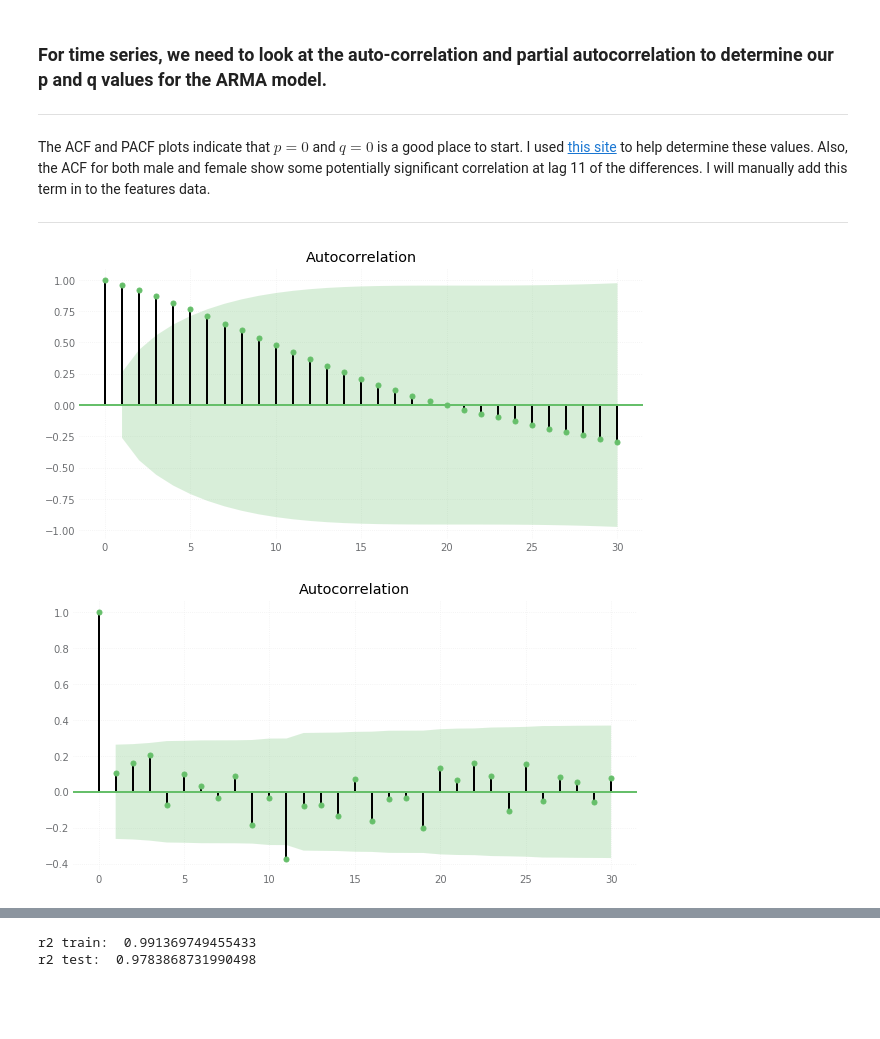
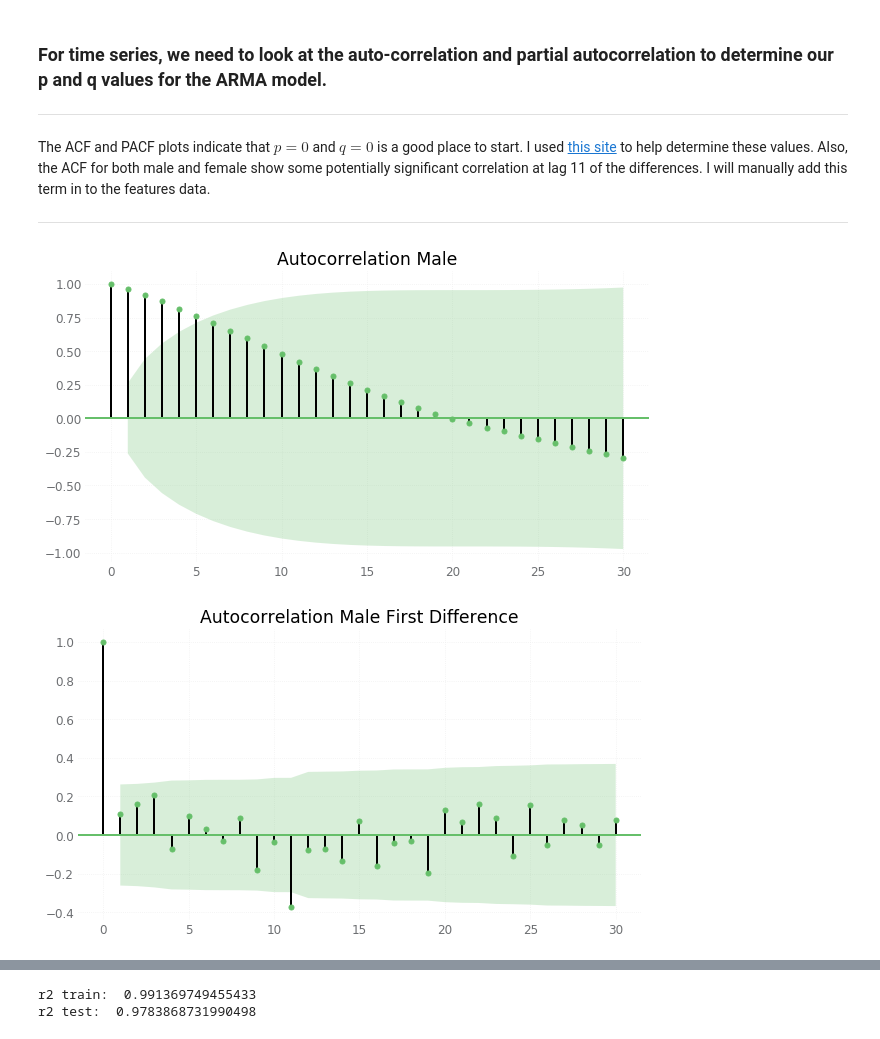
Before and after one commit to 1ScottWright/US-Population-Mortality-Analysis, a Jupyter notebook: code/04-Time-Series-Modeling.ipynb, the cells around one changed output, grey strips where cells are left out. Cells and saved outputs as stored; diff of their text form; code cells hidden in the pictures; blank space fills up the shorter version.

Commit message:
additional images for report

```diff
--- a/code/04-Time-Series-Modeling.ipynb
+++ b/code/04-Time-Series-Modeling.ipynb
@@ -69,15 +70,15 @@ The ACF and PACF plots indicate that $p=0$ and $q=0$ is a good place to start.
 ---
 # %%
 fig, ax = plt.subplots(figsize= (9,5))
-plot_acf(y['male'], lags = 30, ax=ax)
+plot_acf(y['male'], lags = 30, ax=ax, title = 'Autocorrelation Male')
 plt.show()
 # %% [output]
-[figure, old version]
+[figure, new version]
 # %%
 fig, ax = plt.subplots(figsize= (9,5))
-plot_acf(y['male_d1'], lags = 30, ax=ax)
+plot_acf(y['male_d1'], lags = 30, ax=ax, title = 'Autocorrelation Male First Difference')
 plt.show()
 # %% [output]
-[figure, old version]
+[figure, new version]
 # %%
 fig, ax = plt.subplots(figsize= (9,5))
```
Also changed, not shown: parts of 7 cells of this notebook, 9 other files.
